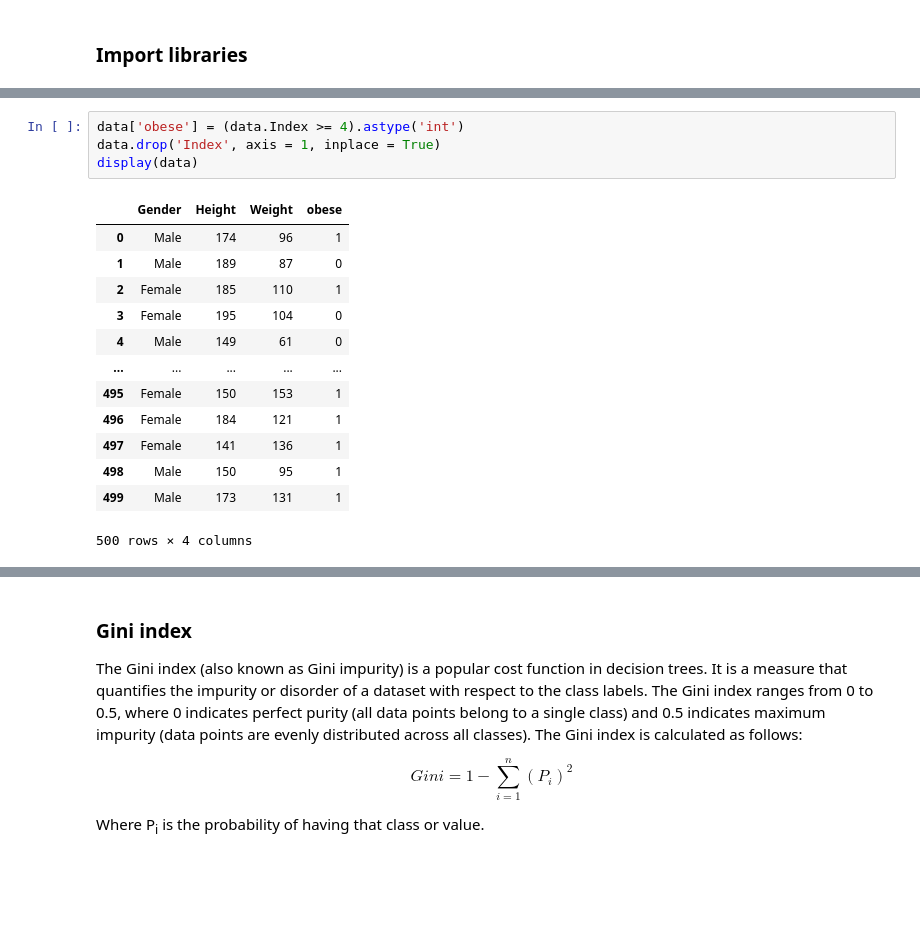
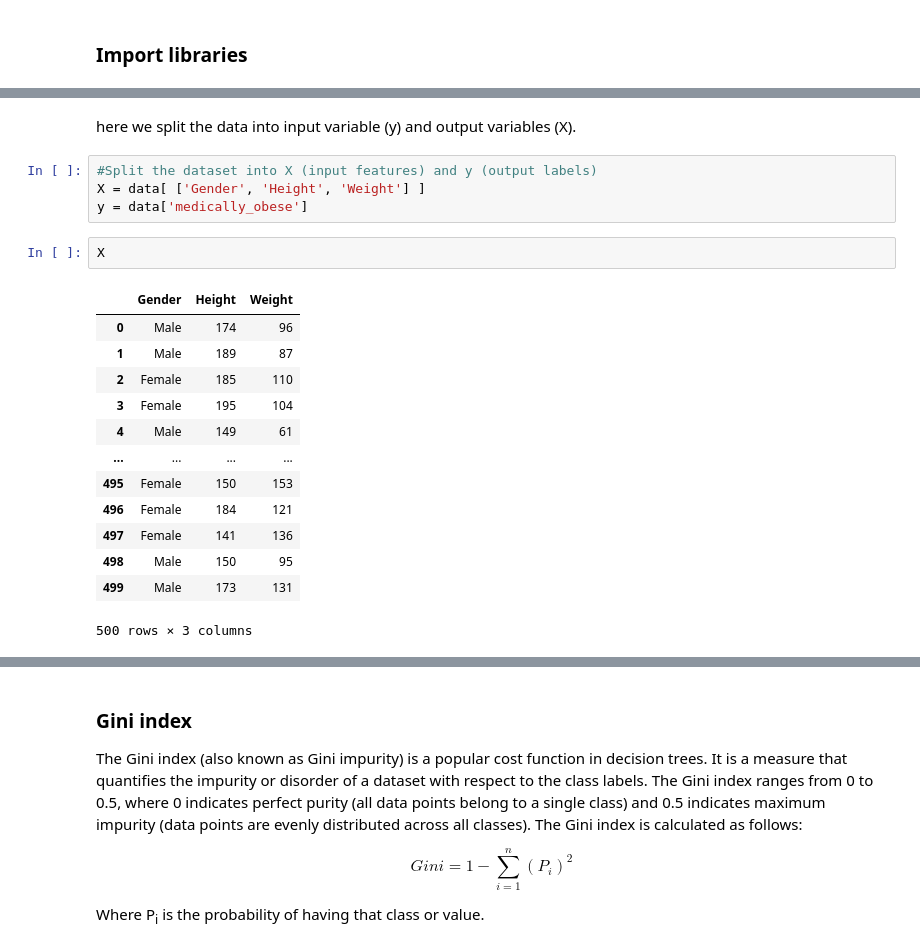
Before and after one commit to MLcmore2023/MLcmore2023, a Jupyter notebook: day2_pm_afternoon/decision-tree-demo.ipynb, the cells around one changed output, grey strips where cells are left out. Drawn from its saved outputs; the diff is of its cells as text; blank space fills up the shorter version.

```diff
--- a/day2_pm_afternoon/decision-tree-demo.ipynb
+++ b/day2_pm_afternoon/decision-tree-demo.ipynb
@@ -37,18 +95,22 @@ display(data)
-# %%
-data['obese'] = (data.Index >= 4).astype('int')
-data.drop('Index', axis = 1, inplace = True)
-display(data)
-# %% [output]
-|  | Gender | Height | Weight | obese |
-| 0 | Male | 174 | 96 | 1 |
-| 1 | Male | 189 | 87 | 0 |
-| 2 | Female | 185 | 110 | 1 |
-| 3 | Female | 195 | 104 | 0 |
-| 4 | Male | 149 | 61 | 0 |
-| ... | ... | ... | ... | ... |
-| 495 | Female | 150 | 153 | 1 |
-| 496 | Female | 184 | 121 | 1 |
-| 497 | Female | 141 | 136 | 1 |
-| 498 | Male | 150 | 95 | 1 |
-| 499 | Male | 173 | 131 | 1 |
-500 rows × 4 columns
+# %% [markdown]
+here we split the data into input variable (y) and output variables (X).
+# %%
+#Split the dataset into X (input features) and y (output labels)
+X = data[ ['Gender', 'Height', 'Weight'] ]
+y = data['medically_obese']
+# %%
+X
+# %% [output]
+|  | Gender | Height | Weight |
+| 0 | Male | 174 | 96 |
+| 1 | Male | 189 | 87 |
+| 2 | Female | 185 | 110 |
+| 3 | Female | 195 | 104 |
+| 4 | Male | 149 | 61 |
+| ... | ... | ... | ... |
+| 495 | Female | 150 | 153 |
+| 496 | Female | 184 | 121 |
+| 497 | Female | 141 | 136 |
+| 498 | Male | 150 | 95 |
+| 499 | Male | 173 | 131 |
+500 rows × 3 columns
```
Also changed, not shown: parts of 38 cells of this notebook.
